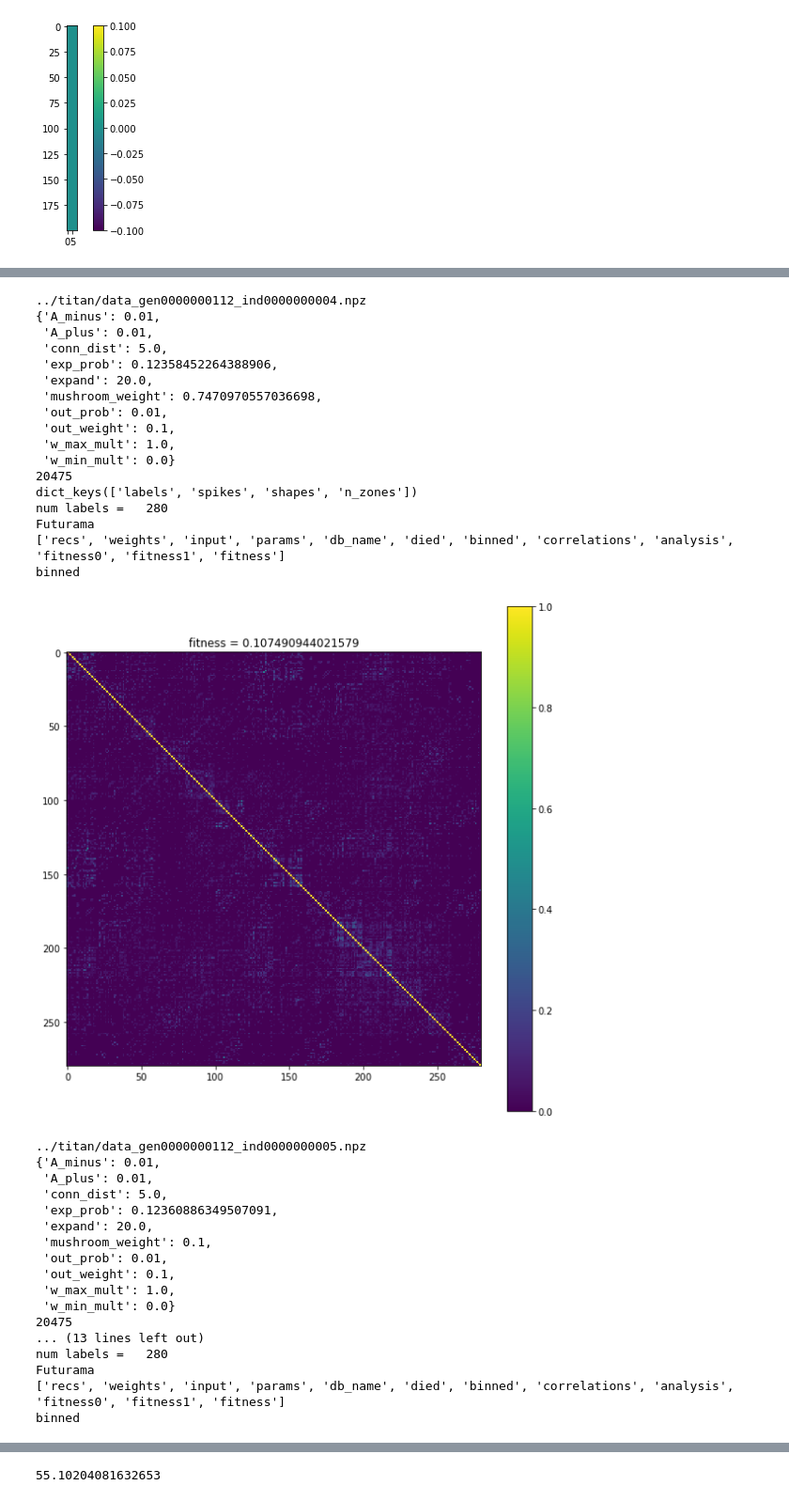
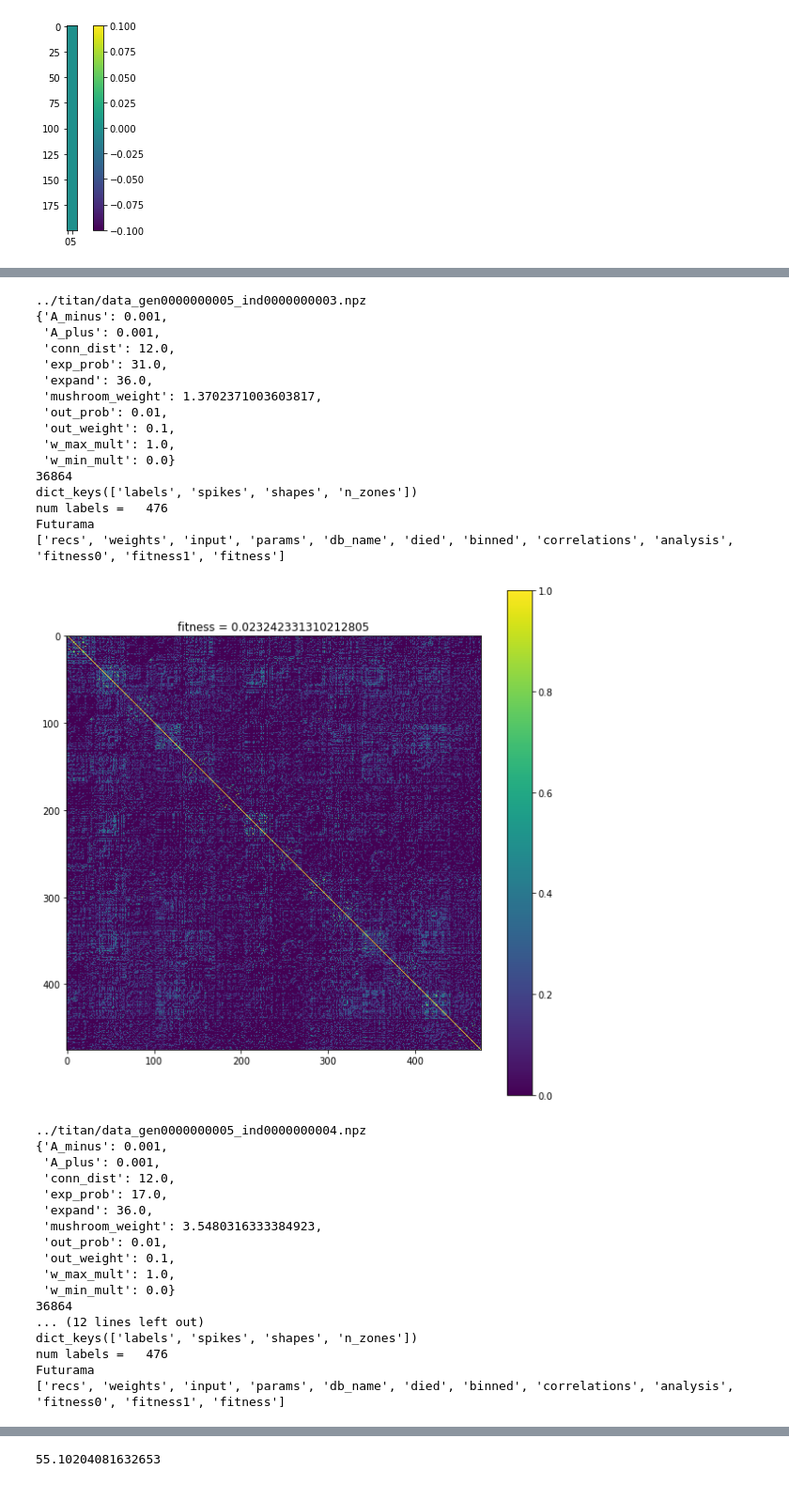
Before and after one commit to chanokin/l2l-omniglot, a Jupyter notebook: check_mid_spikes.ipynb, the cells around one changed output, grey strips where cells are left out. Shown at 94% size. Saved outputs shown, nothing was run; the diff lists cells and outputs as text; code cells hidden in the pictures.

```diff
--- a/check_mid_spikes.ipynb
+++ b/check_mid_spikes.ipynb
@@ -619,7 +619,7 @@ plt.colorbar()
 [figure]
 # %%
 d = '../titan'
-files = sorted(glob.glob(os.path.join(d, 'data*gen0*00_*.npz')))
+files = sorted(glob.glob(os.path.join(d, 'data*gen0*0082_*.npz')))
 
 spikes = []
 bs = []
@@ -684,7 +682,7 @@ def bin_to_dict(bin_spikes, labels):
         vs[lbl].append(v)
     return vs
 d = '../titan'
-files = sorted(glob.glob(os.path.join(d, 'data*gen0*00112_*.npz')))
+files = sorted(glob.glob(os.path.join(d, 'data*gen0*005_*.npz')))
 # for i, n in enumerate(files):
 #     if 'Braille' in n:
 #         break
@@ -737,17 +735,17 @@ for f in files:
         start_idx = int(start_t // dt)
         end_idx = int(end_t // dt)
 
-        bs = npz['binned'].item()['mushroom']#bin_spikes(spikes, dt, start_t,  end_t)
-        vs = bin_to_dict(bs, labels[start_idx:end_idx])
-        print('binned')
+#         bs = npz['binned'].item()['mushroom']#bin_spikes(spikes, dt, start_t,  end_t)
+#         vs = bin_to_dict(bs, labels[start_idx:end_idx])
+#         print('binned')
 #         lvs = [vs[k] for k in sorted(vs.keys())]
-        n_samp = end_idx - start_idx
-        over = np.ones((n_samp, n_samp)) * np.nan
-        cls = sorted(vs.keys())
-        lens = [len(vs[c]) for c in cls]
-        acc_lens = []
+#         n_samp = end_idx - start_idx
+#         over = np.ones((n_samp, n_samp)) * np.nan
+#         cls = sorted(vs.keys())
+#         lens = [len(vs[c]) for c in cls]
+#         acc_lens = []
         corrs = npz['correlations'].item()
-        over[:] = corrs['mushroom']['matrix']
+        over = corrs['mushroom']['matrix']
         if avg is None:
             avg = over.copy()
         elif fits > 0:
@@ -905,35 +900,34 @@ binned
-../titan/data_gen0000000112_ind0000000004.npz
-{'A_minus': 0.01,
- 'A_plus': 0.01,
- 'conn_dist': 5.0,
- 'exp_prob': 0.12358452264388906,
- 'expand': 20.0,
- 'mushroom_weight': 0.7470970557036698,
+../titan/data_gen0000000005_ind0000000003.npz
+{'A_minus': 0.001,
+ 'A_plus': 0.001,
+ 'conn_dist': 12.0,
+ 'exp_prob': 31.0,
+ 'expand': 36.0,
+ 'mushroom_weight': 1.3702371003603817,
  'out_prob': 0.01,
  'out_weight': 0.1,
  'w_max_mult': 1.0,
  'w_min_mult': 0.0}
-20475
+36864
 dict_keys(['labels', 'spikes', 'shapes', 'n_zones'])
-num labels =   280
+num labels =   476
 Futurama
 ['recs', 'weights', 'input', 'params', 'db_name', 'died', 'binned', 'correlations', 'analysis', 'fitness0', 'fitness1', 'fitness']
-binned
-[figure, old version]
+[figure, new version]
-../titan/data_gen0000000112_ind0000000005.npz
-{'A_minus': 0.01,
- 'A_plus': 0.01,
- 'conn_dist': 5.0,
- 'exp_prob': 0.12360886349507091,
- 'expand': 20.0,
- 'mushroom_weight': 0.1,
+../titan/data_gen0000000005_ind0000000004.npz
+{'A_minus': 0.001,
+ 'A_plus': 0.001,
+ 'conn_dist': 12.0,
+ 'exp_prob': 17.0,
+ 'expand': 36.0,
+ 'mushroom_weight': 3.5480316333384923,
  'out_prob': 0.01,
  'out_weight': 0.1,
  'w_max_mult': 1.0,
  'w_min_mult': 0.0}
-20475
-... (13 lines left out)
-num labels =   280
+36864
+... (12 lines left out)
+dict_keys(['labels', 'spikes', 'shapes', 'n_zones'])
+num labels =   476
 Futurama
 ['recs', 'weights', 'input', 'params', 'db_name', 'died', 'binned', 'correlations', 'analysis', 'fitness0', 'fitness1', 'fitness']
-binned
```
Also changed, not shown: parts of 4 cells of this notebook, 5 other files.
